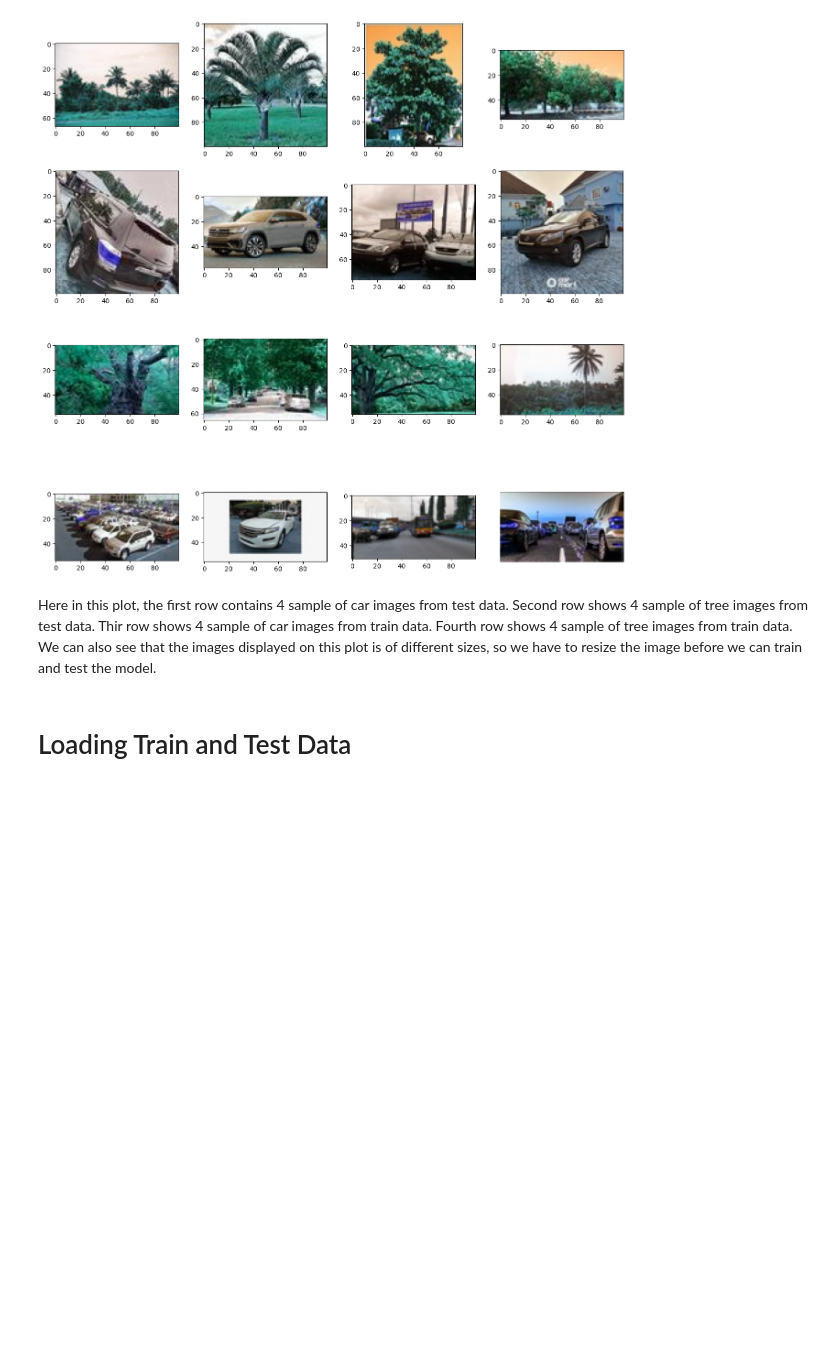
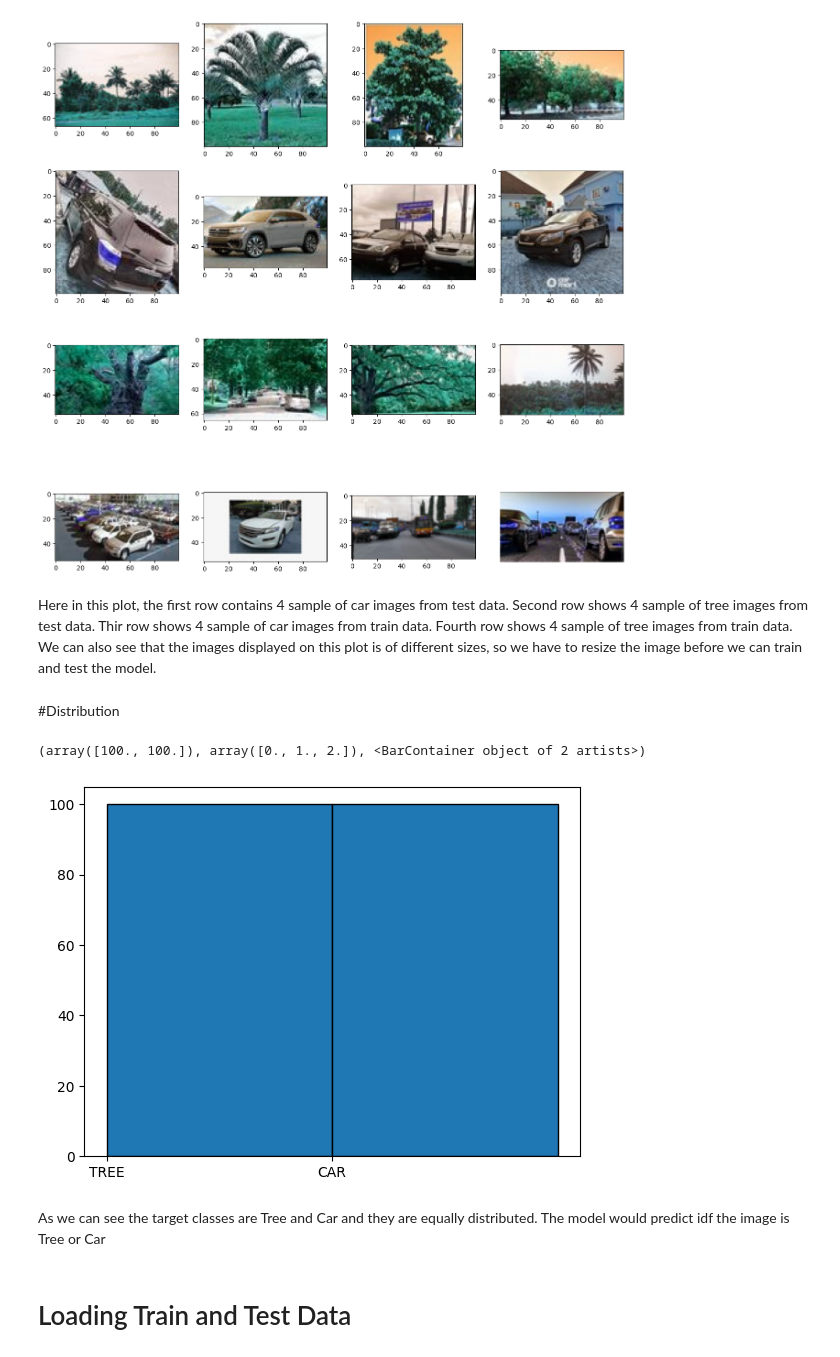
Before and after one commit to umaid-git/CS-4375.004-Portfolio, a Jupyter notebook: Portfolio Assignment Image Classification/Image_Classification_with_DL.ipynb, the cells around one changed output. Drawn from its saved outputs; the diff is of its cells as text; code cells hidden in the pictures; blank space fills up the shorter version.

Commit message:
added distribution section

```diff
--- a/Portfolio Assignment Image Classification/Image_Classification_with_DL.ipynb
+++ b/Portfolio Assignment Image Classification/Image_Classification_with_DL.ipynb
@@ -95,6 +98,22 @@ for row in range (4):
 [figure]
 # %% [markdown]
 Here in this plot, the first row contains 4 sample of car images from test data. Second row shows 4 sample of tree images from test data. Thir row shows 4 sample of car images from train data. Fourth row shows 4 sample of tree images from train data. We can also see that the images displayed on this plot is of different sizes, so we have to resize the image before we can train and test the model.
+# %% [markdown]
+#Distribution
+# %%
+dist = []
+
+for label in labels:
+  target_path = test_path + '/' + y
+  inside_target_path = os.listdir(target_path)
+  dist += [f'{label}'] * len(inside_target_path)
+
+plt.hist(dist, bins=range(len(labels)+1), ec="k")
+# %% [output]
+(array([100., 100.]), array([0., 1., 2.]), <BarContainer object of 2 artists>)
+[figure, added]
+# %% [markdown]
+As we can see the target classes are Tree and Car and they are equally distributed. The model would predict idf the image is Tree or Car
 # %% [markdown]
 # Loading Train and Test Data
 # %%
```
Also changed, not shown: parts of 4 cells of this notebook, 1 other file.
